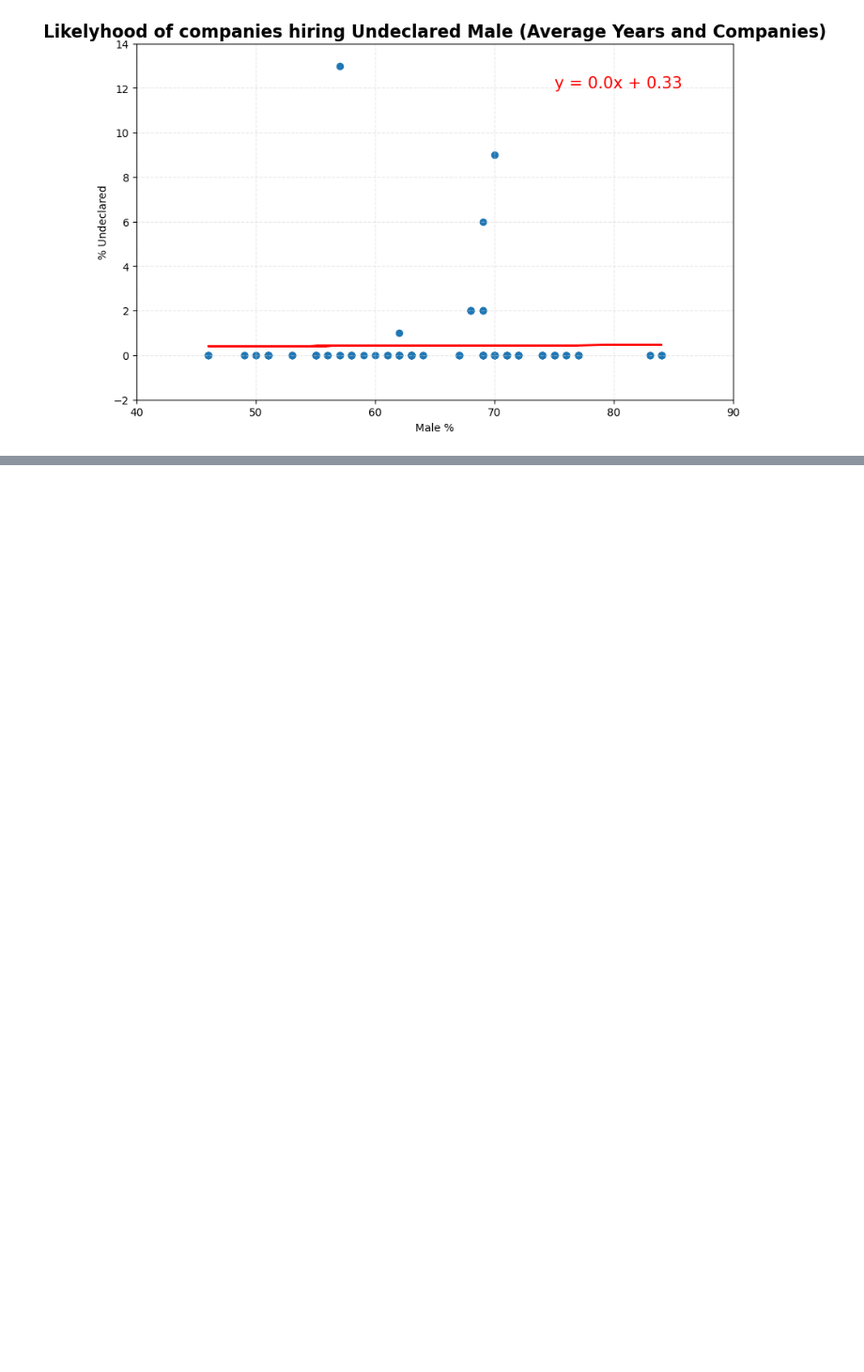
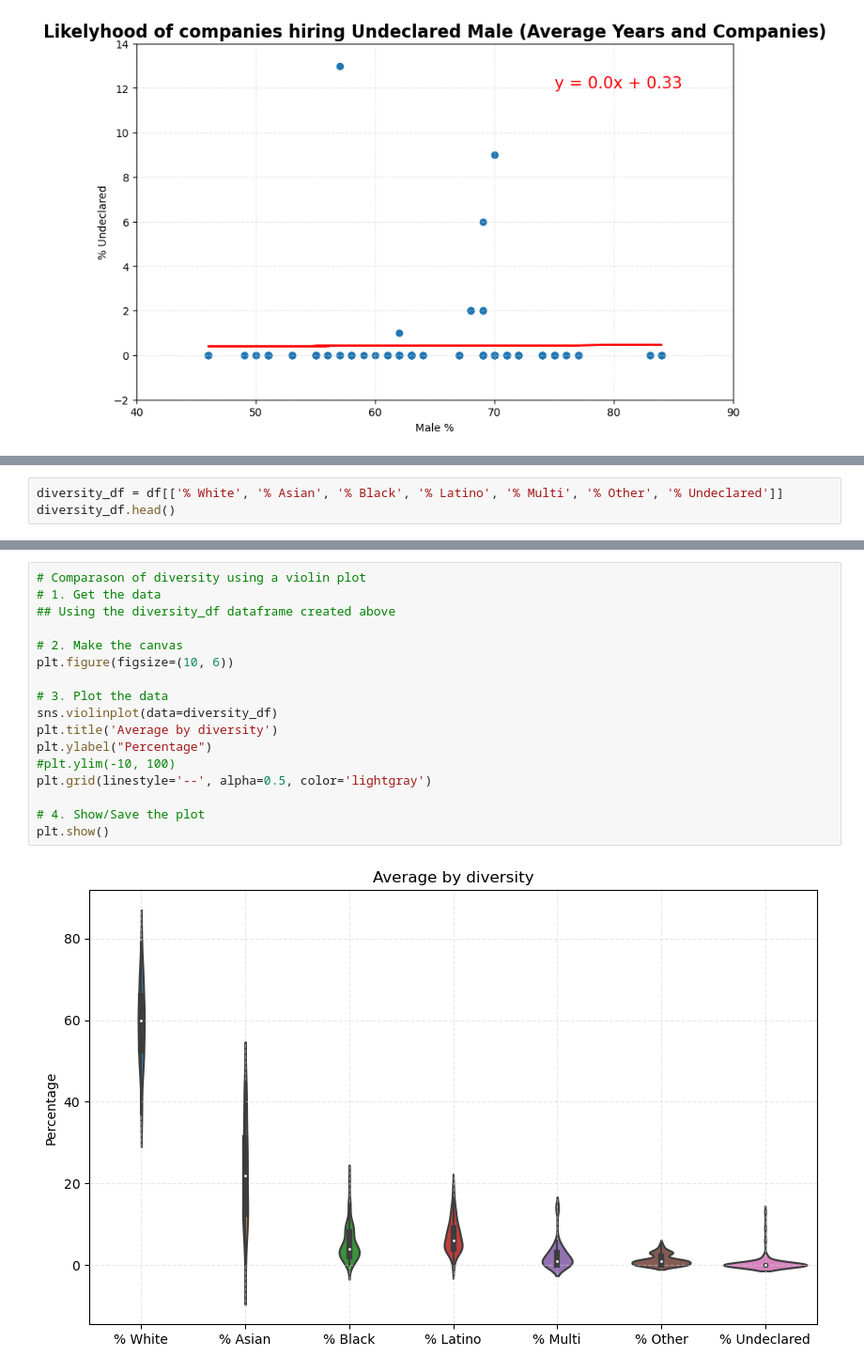
Before and after one commit to AIDecisions/project-1-group-15, a Jupyter notebook: carlos_example/data_cleaning_cr.ipynb, the cells around one changed output, grey strips where cells are left out. Shown at 94% size. Cells and saved outputs as stored; diff of their text form; blank space fills up the shorter version.

```diff
--- a/carlos_example/data_cleaning_cr.ipynb
+++ b/carlos_example/data_cleaning_cr.ipynb
@@ -478,0 +539,3 @@ The r-value is: 0.008218690341416096
+# %%
+diversity_df = df[['% White', '% Asian', '% Black', '% Latino', '% Multi', '% Other', '% Undeclared']]
+diversity_df.head()
@@ -478,0 +577,19 @@ The r-value is: 0.008218690341416096
+# %%
+# Comparason of diversity using a violin plot
+# 1. Get the data
+## Using the diversity_df dataframe created above
+
+# 2. Make the canvas
+plt.figure(figsize=(10, 6))
+
+# 3. Plot the data
+sns.violinplot(data=diversity_df)
+plt.title('Average by diversity')
+plt.ylabel("Percentage")
+#plt.ylim(-10, 100)
+plt.grid(linestyle='--', alpha=0.5, color='lightgray')
+
+# 4. Show/Save the plot
+plt.show()
+# %% [output]
+[figure, added]
```
Also changed, not shown: parts of 21 cells of this notebook.
